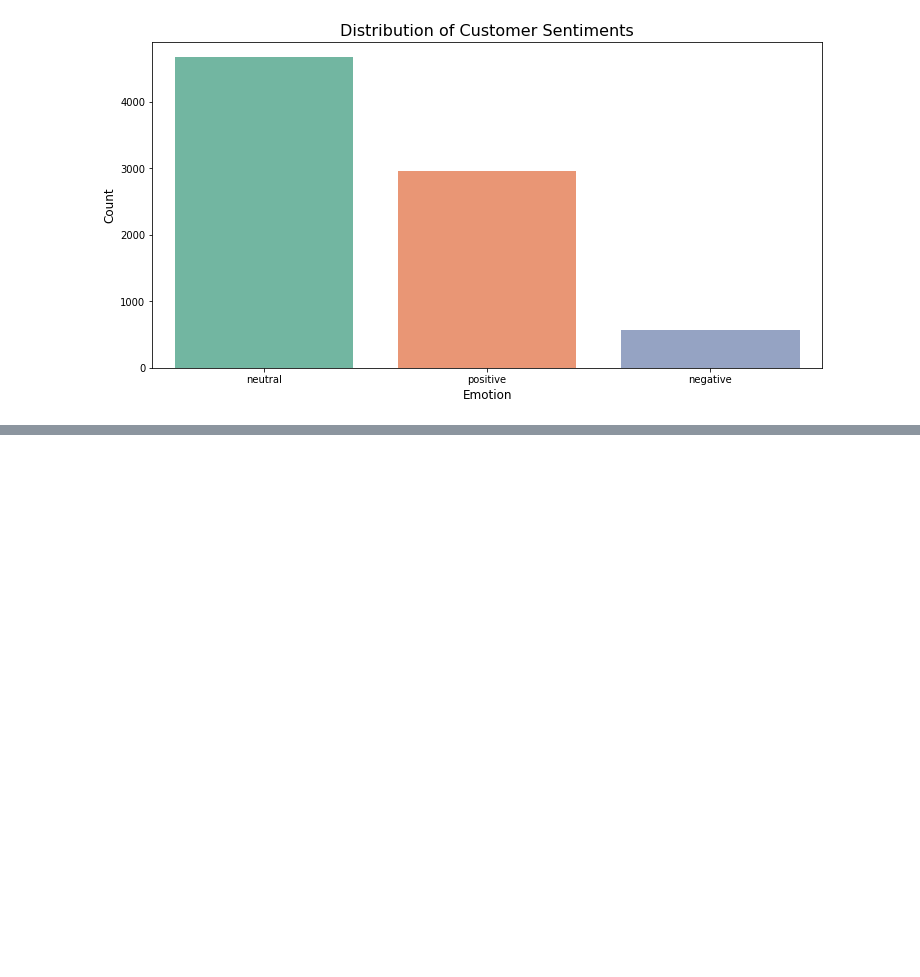
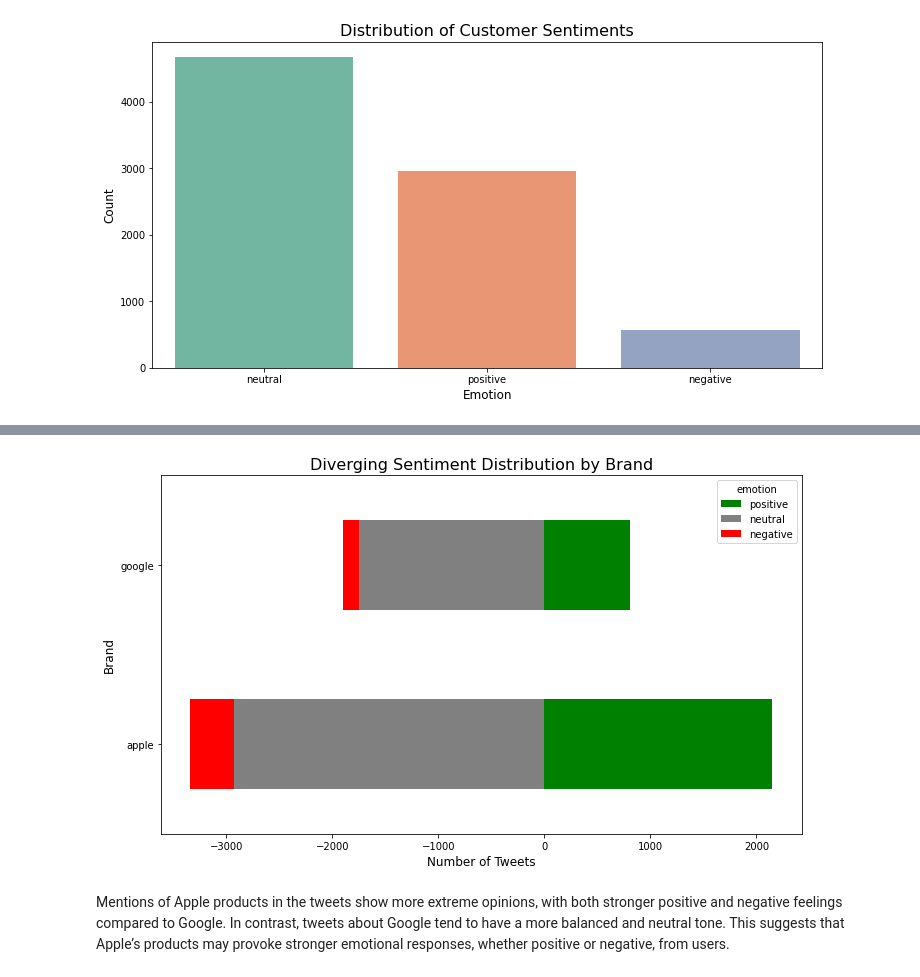
Before and after one commit to KImondorose/Deciphering-the-Public-Opinion-on-Apple, a Jupyter notebook: work_in_progress/dave.ipynb, the cells around one changed output, grey strips where cells are left out. Cells and saved outputs as stored; diff of their text form; code cells hidden in the pictures; blank space fills up the shorter version.

Commit message:
Plotting Sentiment Vs. Brand Analysis

```diff
--- a/work_in_progress/dave.ipynb
+++ b/work_in_progress/dave.ipynb
@@ -350,0 +357,20 @@ plt.show()
+# %%
+
+df_grouped = df.groupby(['brand', 'emotion']).size().unstack(fill_value=0)
+
+df_grouped['positive'] = df_grouped['positive'] * 1
+df_grouped['neutral'] = df_grouped['neutral'] * -1
+df_grouped['negative'] = df_grouped['negative'] * -1
+
+df_grouped[['positive', 'neutral', 'negative']].plot(kind='barh', stacked=True, color=['green', 'gray', 'red'], figsize=(10, 6))
+
+plt.title('Diverging Sentiment Distribution by Brand', fontsize=16)
+plt.xlabel('Number of Tweets', fontsize=12)
+plt.ylabel('Brand', fontsize=12)
+
+plt.tight_layout()
+plt.show()
+# %% [output]
+[figure, added]
+# %% [markdown]
+Mentions of Apple products in the tweets show more extreme opinions, with both stronger positive and negative feelings compared to Google. In contrast, tweets about Google tend to have a more balanced and neutral tone. This suggests that Apple’s products may provoke stronger emotional responses, whether positive or negative, from users.
```
Also changed, not shown: parts of 2 cells of this notebook.
